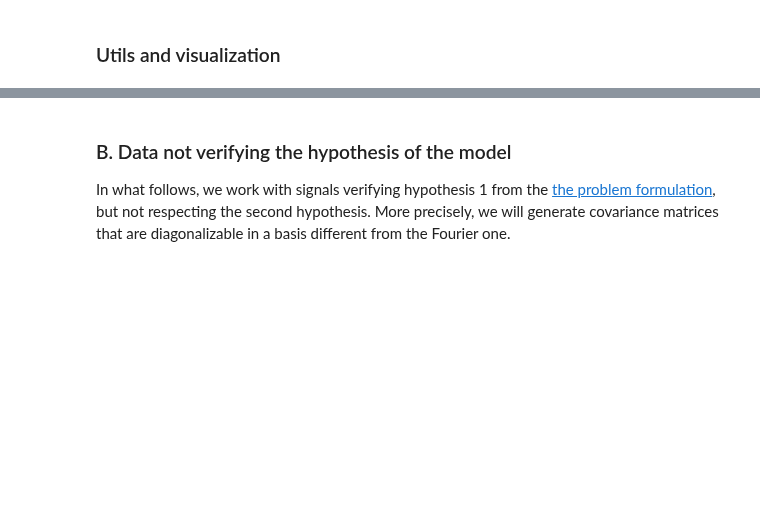
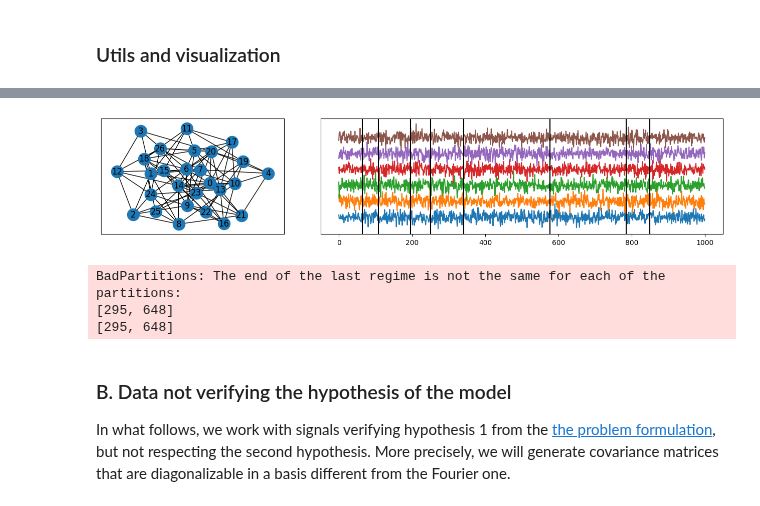
Before and after one commit to evenmatencio/graph-signals-change-point-detection, a Jupyter notebook: covariance_matrix_cpd.ipynb, the cells around one changed output, grey strips where cells are left out. Cells and saved outputs as stored; diff of their text form; code cells hidden in the pictures; blank space fills up the shorter version.

```diff
--- a/covariance_matrix_cpd.ipynb
+++ b/covariance_matrix_cpd.ipynb
@@ -182,7 +206,7 @@ def get_min_size_for_hyp(n_dims, hyp:seg_length = "minimal"):
         min_size = n_dims * (n_dims-1) / 2
     return min_size
 # %%
-def draw_bkps_with_gap_constraint(n_samples, bkps_gap, bkps_rng, max_tries=10000, n_bkps_max=10):
+def draw_bkps_with_gap_constraint(n_samples, bkps_gap, bkps_rng, n_bkps_max, max_tries=10000):
     # randomly pick an admissible number of bkps
     n_bkps = bkps_rng.integers(low=1, high=min(n_bkps_max, n_samples // bkps_gap))
     bkps = []
@@ -238,8 +297,8 @@ In this experiment, we generate data according to the hypothesis presented in th
 # %%
-def generate_rd_signal_in_hyp(G:nx.Graph, signal_rng:np.random.Generator, n_samples:int=500, diag_cov_max=1, n_bkps_max=10):
+def generate_rd_signal_in_hyp(G:nx.Graph, signal_rng:np.random.Generator,  n_bkps_max, hyp:seg_length="minimal", n_samples:int=500, diag_cov_max=1):
     # randomly draw a set of admissible change points
     n_dims = G.number_of_nodes()
-    min_size = get_min_size_for_hyp(n_dims=n_dims)
+    min_size = get_min_size_for_hyp(n_dims=n_dims, hyp=hyp)
     bkps = draw_bkps_with_gap_constraint(n_samples, min_size, signal_rng, n_bkps_max)
     # generate the signal
     _, eigvects = eigh(nx.laplacian_matrix(G).toarray())
@@ -253,18 +312,20 @@ def generate_rd_signal_in_hyp(G:nx.Graph, signal_rng:np.random.Generator, n_samp
 # %%
 nx_graph_seed = 1
 graph_seed = 2
 signal_seed = 3
 
 signal_rng = np.random.default_rng(seed=signal_seed)
 graph_rng = np.random.default_rng(seed=graph_seed)
 
 G = generate_random_er_graphs(graph_rng, nx_graph_seed)
-bkps, s = generate_rd_signal_in_hyp(G, signal_rng, n_samples=1000, diag_cov_max=10)
+bkps, s = generate_rd_signal_in_hyp(G, signal_rng, n_samples=1000, diag_cov_max=10, n_bkps_max=10)
 
 fig, axes = plt.subplot_mosaic(mosaic='ABB', figsize=(16, 3))
 nx.draw_networkx(G, ax=axes['A'])
 for i in range(6):
     axes['B'].plot(10*i+s[:, i])
 axes['B'].set_yticks([])
 for bkp in bkps[:-1]:
     axes['B'].axvline(x=bkp, c='k')
+# %% [output]
+[figure, added]
@@ -271 +408,38 @@ for bkp in bkps[:-1]:
+# %%
+PRECI_RECALL_MARGIN = 2
+
+# initialization
+pred_dir_1 = results_dir_1
+data_stats = open_json(f"{results_dir_1}/data_stats.json")
+statio_pred_1 = open_json(f"{results_dir_1}/statio_pred.json")
+normal_pred_1 = open_json(f"{results_dir_1}/normal_pred.json")
+gt_bkps_dic = data_stats.pop('bkps')
+
+# output formatting
+metrics_dic_1 = {}
+metrics_dic_1["pred_path"] = results_dir_1
+metrics_dic_1["hyper-parameters"] = data_stats
+metrics_dic_1["hyper-parameters"]["metrics_margin"] = PRECI_RECALL_MARGIN
+
+statio_results_1 = {"recall": {'raw': []}, "precision": {'raw': []}, "hausdorff": {'raw': []}, "time": {"raw": []}}
+normal_results_1 = {"recall": {'raw': []}, "precision": {'raw': []}, "hausdorff": {'raw': []}, "time": {"raw": []}}
+
+for exp_id in gt_bkps_dic.keys():
+    # compute metrics
+    normal_pred = turn_str_of_list_into_list_of_int(normal_pred_1[exp_id]["pred"])
+    statio_pred = turn_str_of_list_into_list_of_int(statio_pred_1[exp_id]["pred"])
+    update_metrics(gt_bkps_dic[exp_id], normal_pred, normal_results_1, PRECI_RECALL_MARGIN)
+    update_metrics(gt_bkps_dic[exp_id], statio_pred, statio_results_1, PRECI_RECALL_MARGIN)
+    # add time values
+    normal_results_1["time"]["raw"].append(normal_pred_1[exp_id]["time"])
+    statio_results_1["time"]["raw"].append(statio_pred_1[exp_id]["time"])
+
+# results post-precessing and saving
+full_results_1 = {"statio normal cost": statio_results_1, "normal cost": normal_results_1}
+full_results_1 = compute_and_add_stat_on_metrics(full_results_1)
+create_parent_and_dump_json(pred_dir_1, 'metrics', full_results_1, indent=4)
+# %% [output]
+BadPartitions: The end of the last regime is not the same for each of the partitions:
+[295, 648]
+[295, 648]
 # %%
```
Also changed, not shown: parts of 24 cells of this notebook.
